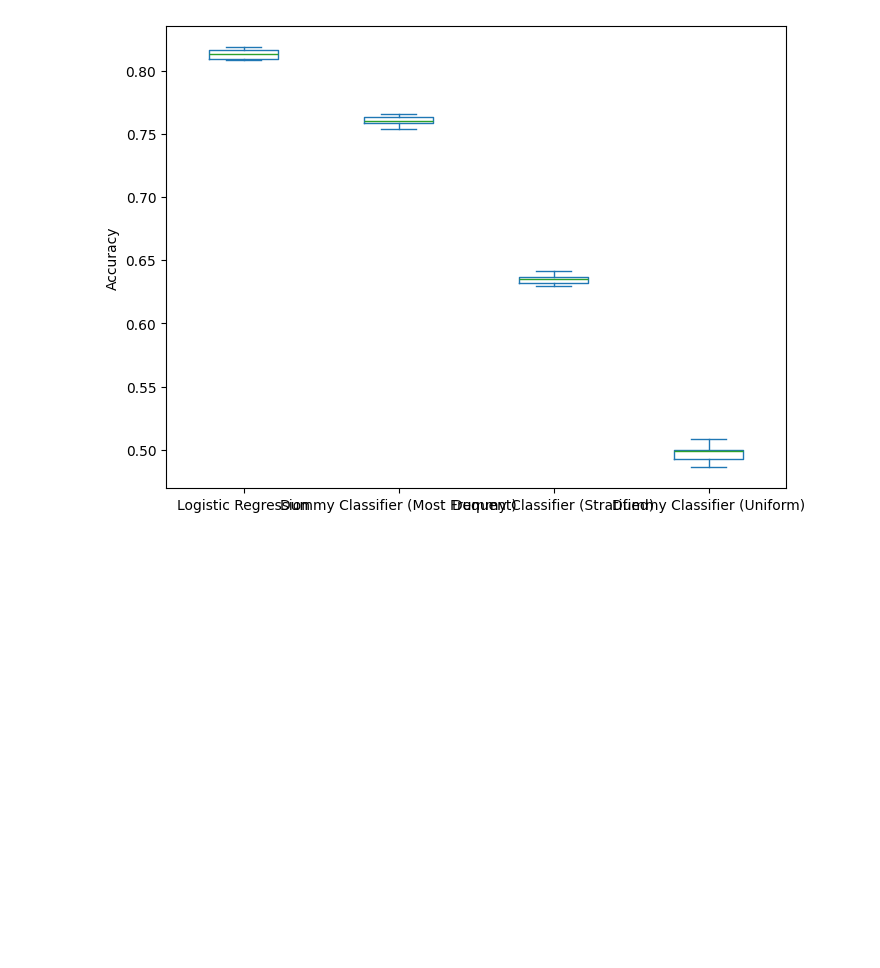
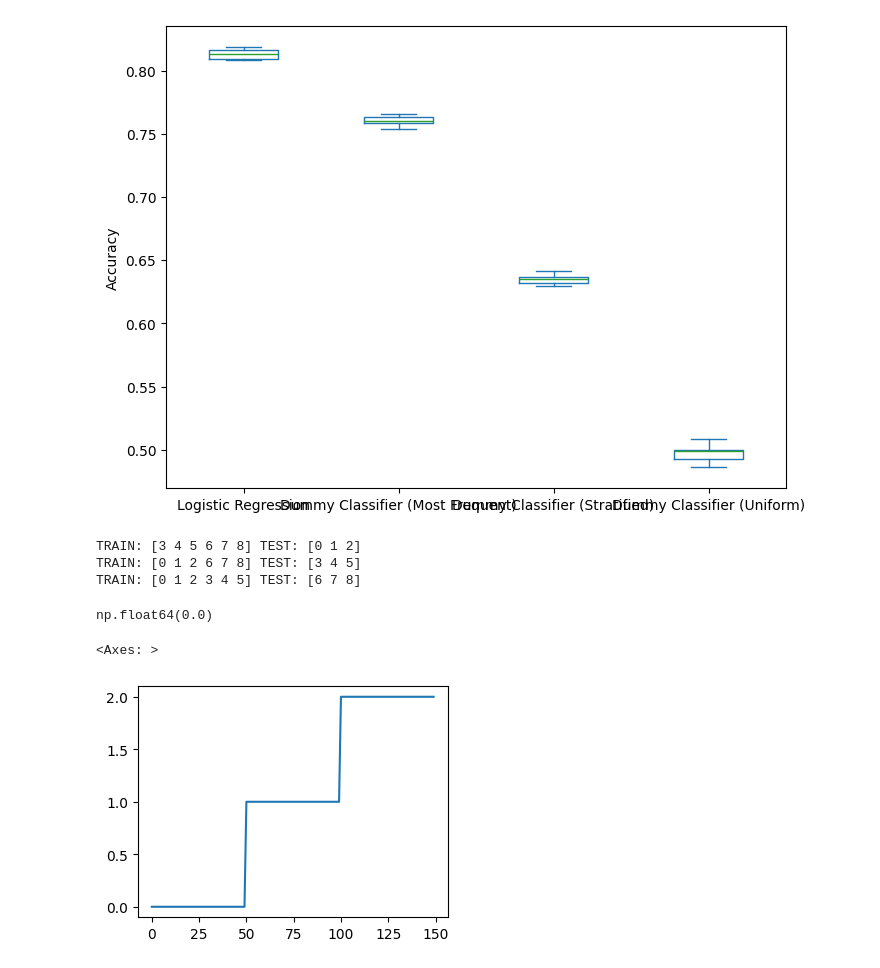
Before and after one commit to tensor-polinomics/Learning, a Jupyter notebook: sklearn/mooc7.ipynb, the cells around one changed output. Cells and saved outputs as stored; diff of their text form; code cells hidden in the pictures; blank space fills up the shorter version.

```diff
--- a/sklearn/mooc7.ipynb
+++ b/sklearn/mooc7.ipynb
@@ -194,3 +194,8 @@ plt.ylabel("Accuracy")
 # %% [output]
 Text(0, 0.5, 'Accuracy')
 [figure]
+# %%
+# Stratificatioin
+from sklearn.datasets import load_iris
+
+data, target = load_iris(as_frame=True, return_X_y=True)
@@ -196,0 +204,28 @@ Text(0, 0.5, 'Accuracy')
+# %%
+import numpy as np
+from sklearn.model_selection import KFold
+
+n_splits = 3
+
+# Generate 9x1 array data from std normal dist
+data_random = np.random.randn(9, 1)
+
+# Generate a cross-validator with 3 folds
+cv = KFold(n_splits=3)
+for train_index, test_index in cv.split(data_random):
+    print("TRAIN:", train_index, "TEST:", test_index)
+# %% [output]
+TRAIN: [3 4 5 6 7 8] TEST: [0 1 2]
+TRAIN: [0 1 2 6 7 8] TEST: [3 4 5]
+TRAIN: [0 1 2 3 4 5] TEST: [6 7 8]
+# %%
+results = cross_validate(model, data, target, cv=cv, return_train_score=True)
+results['test_score'].mean()
+# %% [output]
+np.float64(0.0)
+# %%
+fig, ax = plt.subplots(figsize=(4,3))
+target.plot()
+# %% [output]
+<Axes: >
+[figure, added]
```
Also changed, not shown: parts of 39 cells of this notebook, 1 other file.
